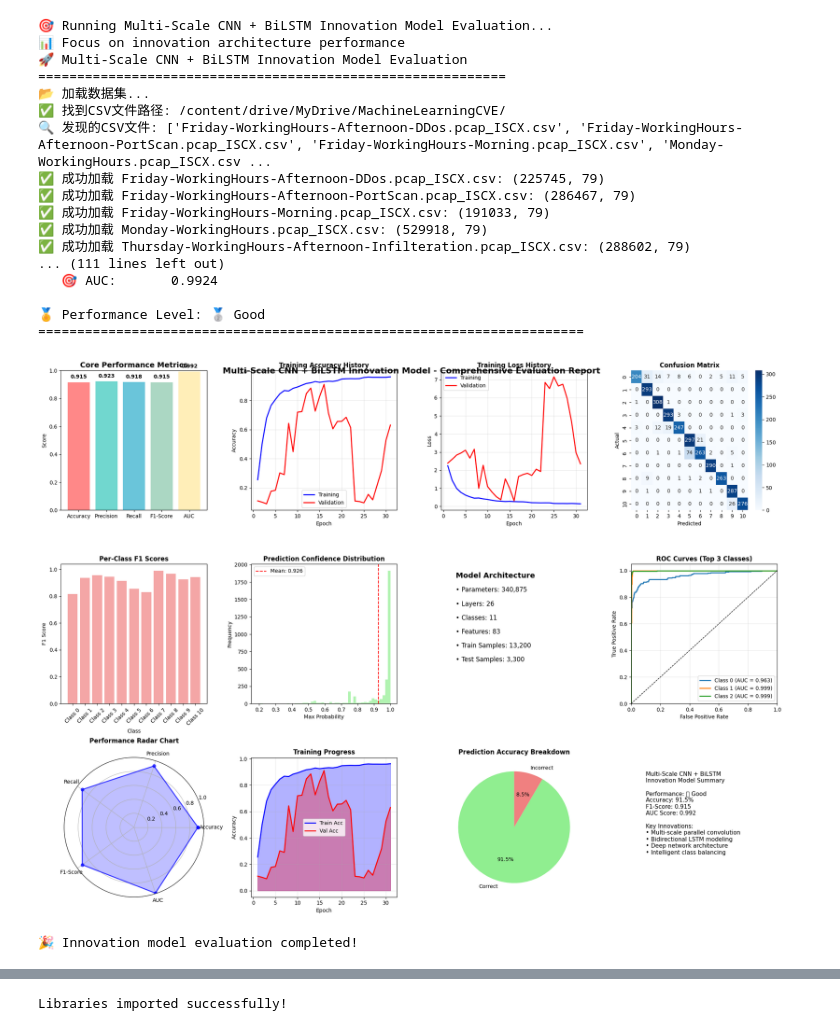
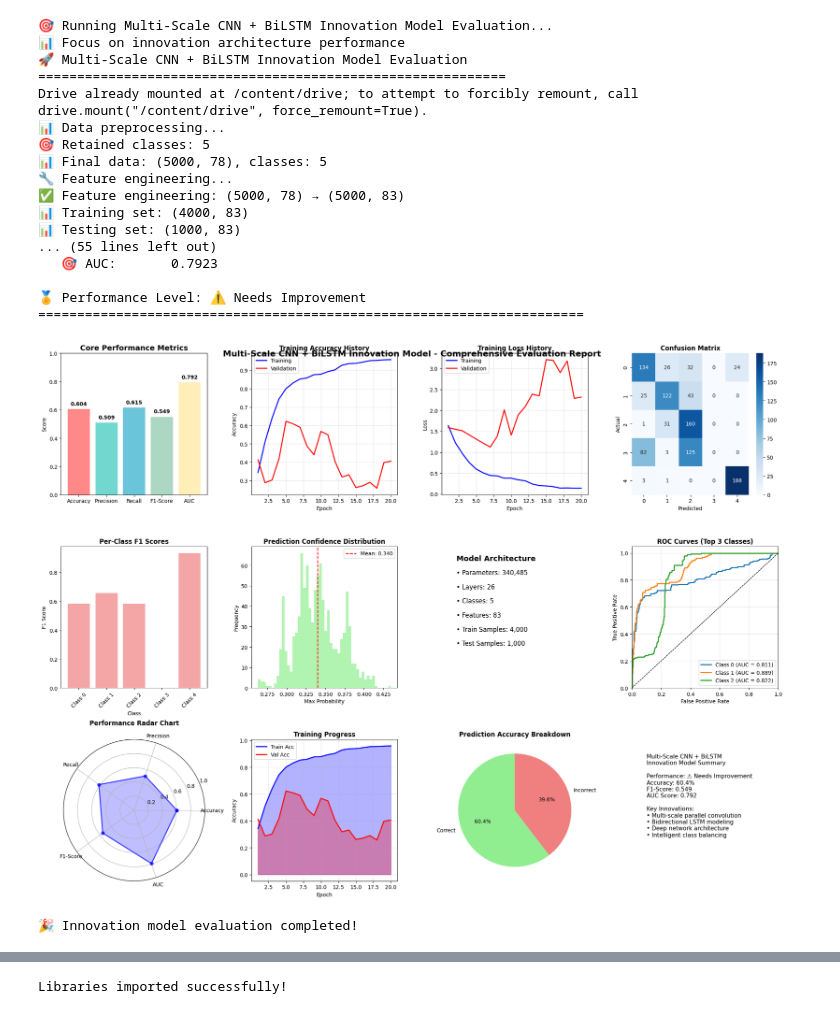
Before and after one commit to WHOSYOURTONY/Literature, a Jupyter notebook: zhejiangdaxue1.ipynb, the cells around one changed output, grey strips where cells are left out. Saved outputs shown, nothing was run; the diff lists cells and outputs as text; code cells hidden in the pictures.

```diff
--- a/zhejiangdaxue1.ipynb
+++ b/zhejiangdaxue1.ipynb
@@ -784,17 +842,26 @@ if __name__ == "__main__":
 # ========================================
 # 最终修复版 - 包含所有导入 + 优化训练
 # ========================================
-
+from google.colab import drive
+import pickle
 # 补充缺失的导入
 from sklearn.metrics import accuracy_score, precision_recall_fscore_support, roc_auc_score
-
 def run_final_fixed_experiment():
     """最终修复版实验"""
     print("🚀 开始Final Fixed Multi-Scale CNN + BiLSTM实验")
     print("="*60)
 
     # 加载数据
-    X, y, label_encoder, _ = load_and_preprocess_data()
+    # X, y, label_encoder, _ = load_and_preprocess_data()
+    drive.mount('/content/drive')
+
+    cache_dir = '/content/drive/MyDrive/Colab_Cache/CICIDS2017'
+    with open(f"{cache_dir}/data_artifacts.pkl", 'rb') as f:
+      artifacts = pickle.load(f)
+
+    X = artifacts['X']
+    y = artifacts['y']
+    label_encoder = artifacts['label_encoder']
     if X is None:
         return None, None, None
 
@@ -1640,12 +1711,23 @@ WARNING:absl:You are saving your model as an HDF5 file via `model.save()` or `ke
 # %%
 # 修复雷达图错误的版本
+from google.colab import drive
+import pickle
 def run_pure_cnn_bilstm_experiment_final():
     """纯CNN+BiLSTM创新实验 - 最终修复版"""
     print("🚀 Multi-Scale CNN + BiLSTM Innovation Model Evaluation")
     print("="*60)
 
     # 加载数据
-    X, y, label_encoder, _ = load_and_preprocess_data()
+    # X, y, label_encoder, _ = load_and_preprocess_data()
+    drive.mount('/content/drive')
+
+    cache_dir = '/content/drive/MyDrive/Colab_Cache/CICIDS2017'
+    with open(f"{cache_dir}/data_artifacts.pkl", 'rb') as f:
+      artifacts = pickle.load(f)
+
+    X = artifacts['X']
+    y = artifacts['y']
+    label_encoder = artifacts['label_encoder']
     if X is None:
         return None, None, None
 
@@ -2008,45 +2090,45 @@ def run_pure_cnn_bilstm_experiment_final():
     summary_text += f"Accuracy: {accuracy:.1%}\n"
     summary_text += f"F1-Score: {f1:.3f}\n"
     summary_text += f"AUC Score: {auc:.3f}\n\n"
     summary_text += "Key Innovations:\n"
     summary_text += "• Multi-scale parallel convolution\n"
     summary_text += "• Bidirectional LSTM modeling\n"
     summary_text += "• Deep network architecture\n"
     summary_text += "• Intelligent class balancing"
 
     plt.text(0.1, 0.9, summary_text, fontsize=11, verticalalignment='top')
 
     plt.tight_layout()
     plt.suptitle('Multi-Scale CNN + BiLSTM Innovation Model - Comprehensive Evaluation Report',
                  fontsize=16, fontweight='bold', y=0.98)
     plt.show()
 
     return accuracy, precision, recall, f1, auc, model, history
 
 # 运行最终修复版
 print("🎯 Running Multi-Scale CNN + BiLSTM Innovation Model Evaluation...")
 print("📊 Focus on innovation architecture performance")
 results = run_pure_cnn_bilstm_experiment_final()
 print("\n🎉 Innovation model evaluation completed!")
 # %% [output]
 🎯 Running Multi-Scale CNN + BiLSTM Innovation Model Evaluation...
 📊 Focus on innovation architecture performance
 🚀 Multi-Scale CNN + BiLSTM Innovation Model Evaluation
 ============================================================
-📂 加载数据集...
-✅ 找到CSV文件路径: /content/drive/MyDrive/MachineLearningCVE/
-🔍 发现的CSV文件: ['Friday-WorkingHours-Afternoon-DDos.pcap_ISCX.csv', 'Friday-WorkingHours-Afternoon-PortScan.pcap_ISCX.csv', 'Friday-WorkingHours-Morning.pcap_ISCX.csv', 'Monday-WorkingHours.pcap_ISCX.csv ...
-✅ 成功加载 Friday-WorkingHours-Afternoon-DDos.pcap_ISCX.csv: (225745, 79)
-✅ 成功加载 Friday-WorkingHours-Afternoon-PortScan.pcap_ISCX.csv: (286467, 79)
-✅ 成功加载 Friday-WorkingHours-Morning.pcap_ISCX.csv: (191033, 79)
-✅ 成功加载 Monday-WorkingHours.pcap_ISCX.csv: (529918, 79)
-✅ 成功加载 Thursday-WorkingHours-Afternoon-Infilteration.pcap_ISCX.csv: (288602, 79)
-... (111 lines left out)
-   🎯 AUC:       0.9924
+Drive already mounted at /content/drive; to attempt to forcibly remount, call drive.mount("/content/drive", force_remount=True).
+📊 Data preprocessing...
+🎯 Retained classes: 5
+📊 Final data: (5000, 78), classes: 5
+🔧 Feature engineering...
+✅ Feature engineering: (5000, 78) → (5000, 83)
+📊 Training set: (4000, 83)
+📊 Testing set: (1000, 83)
+... (55 lines left out)
+   🎯 AUC:       0.7923
 
-🏅 Performance Level: 🥈 Good
+🏅 Performance Level: ⚠️ Needs Improvement
 ======================================================================
-[figure, old version]
+[figure, new version]
 🎉 Innovation model evaluation completed!
 # %%
 # ===========================
```
Also changed, not shown: parts of 5 cells of this notebook, 2 other files.
